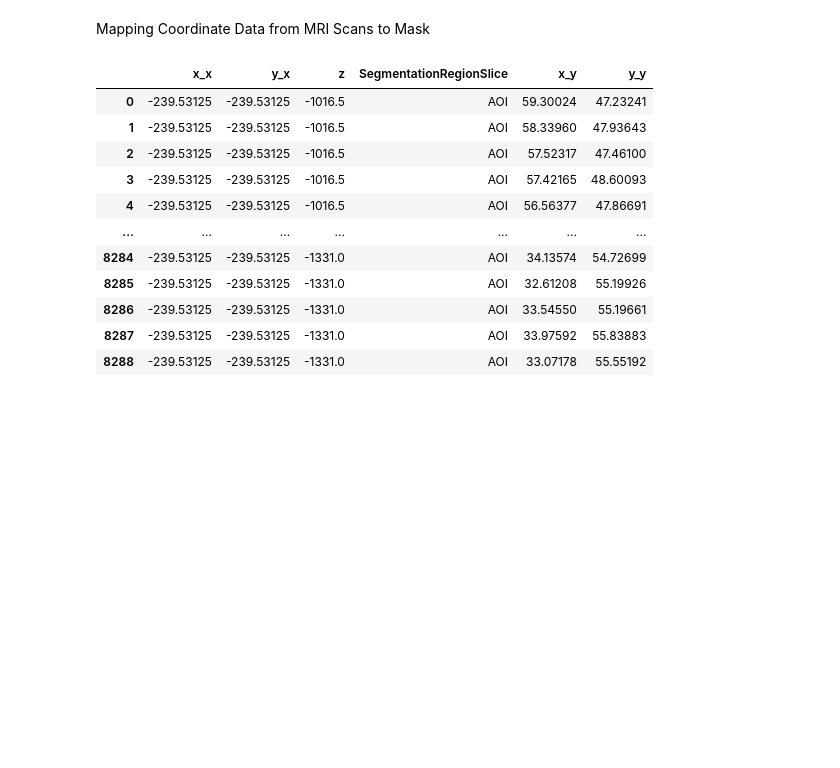
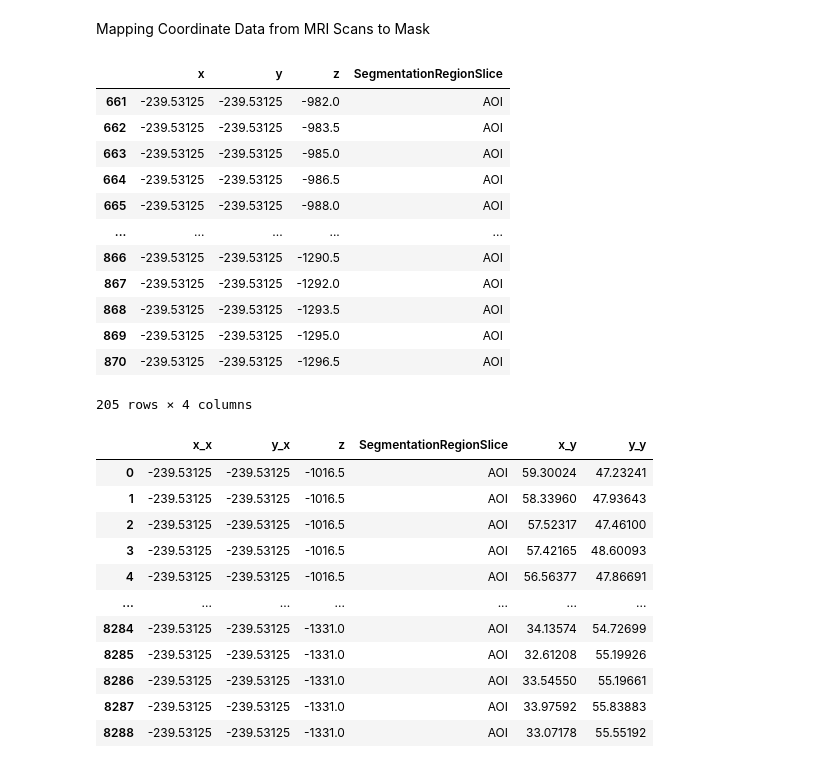
Before and after one commit to asif-jc/H-DenseUNet-CNN, a Jupyter notebook: H-DenseUNet-Mask.ipynb, the cells around one changed output. Cells and saved outputs as stored; diff of their text form; code cells hidden in the pictures; blank space fills up the shorter version.

```diff
--- a/H-DenseUNet-Mask.ipynb
+++ b/H-DenseUNet-Mask.ipynb
@@ -175,6 +186,23 @@ def MappingCoordinateData(filename_label, coord_data):
         coord_data.to_csv('tibia_mri_coord.csv')
 
     return slices_aoi_start, slices_aoi_end, slice_aoi_range, coord_data
+# %%
+coord_data
+coord_data.loc[coord_data['SegmentationRegionSlice'] == 'AOI']
+# %% [output]
+|  | x | y | z | SegmentationRegionSlice |
+| 661 | -239.53125 | -239.53125 | -982.0 | AOI |
+| 662 | -239.53125 | -239.53125 | -983.5 | AOI |
+| 663 | -239.53125 | -239.53125 | -985.0 | AOI |
+| 664 | -239.53125 | -239.53125 | -986.5 | AOI |
+| 665 | -239.53125 | -239.53125 | -988.0 | AOI |
+| ... | ... | ... | ... | ... |
+| 866 | -239.53125 | -239.53125 | -1290.5 | AOI |
+| 867 | -239.53125 | -239.53125 | -1292.0 | AOI |
+| 868 | -239.53125 | -239.53125 | -1293.5 | AOI |
+| 869 | -239.53125 | -239.53125 | -1295.0 | AOI |
+| 870 | -239.53125 | -239.53125 | -1296.5 | AOI |
+205 rows × 4 columns
 # %%
 merged_df
 # %% [output]
```
Also changed, not shown: parts of 21 cells of this notebook, 7 other files.
